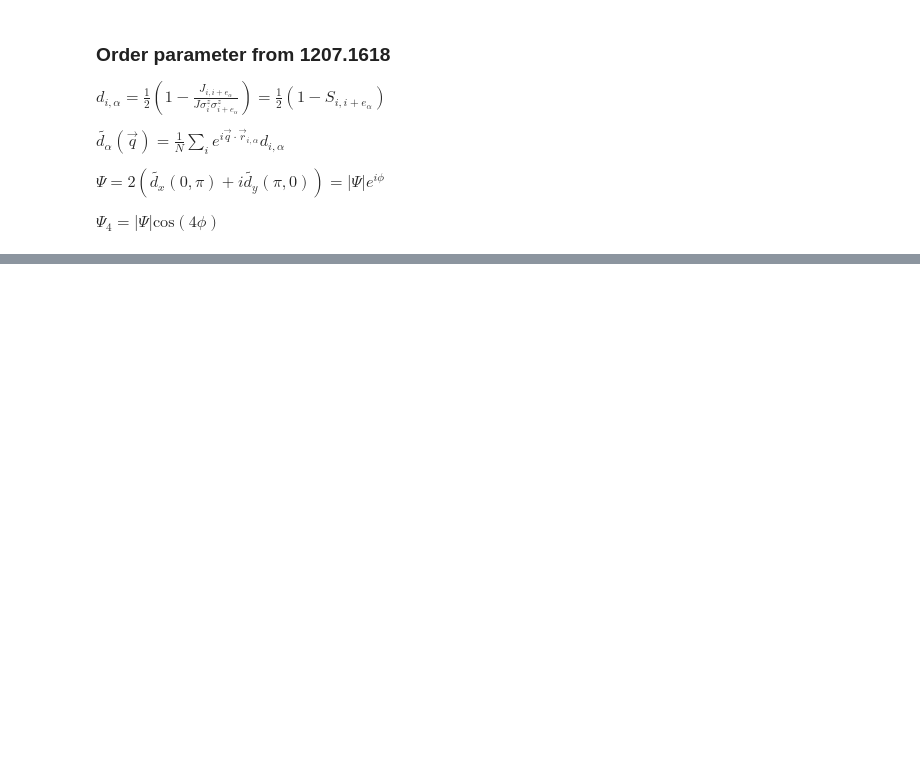
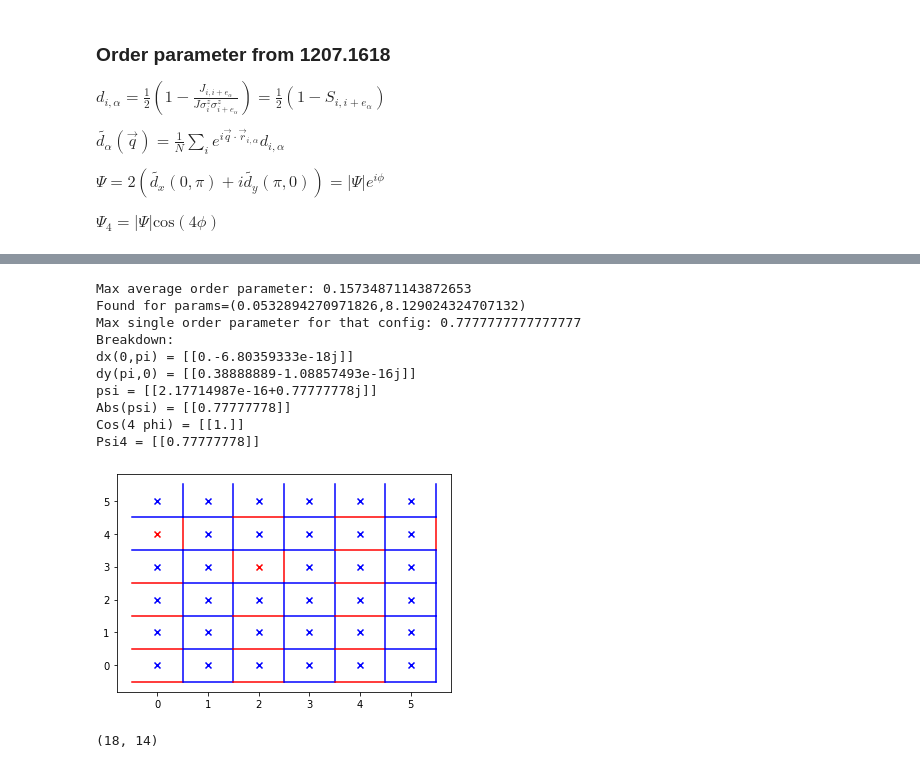
Before and after one commit to Renmusxd/DWave48, a Jupyter notebook: jupyter_notebook/Melting.ipynb, the cells around one changed output, grey strips where cells are left out. Saved outputs shown, nothing was run; the diff lists cells and outputs as text; code cells hidden in the pictures; blank space fills up the shorter version.

```diff
--- a/jupyter_notebook/Melting.ipynb
+++ b/jupyter_notebook/Melting.ipynb
@@ -493,0 +567,39 @@ pyplot.show()
+# %%
+mx_order = numpy.argmax(zoomed_order_params)
+
+print("Max average order parameter: {}".format(zoomed_order_params.flatten()[mx_order]))
+
+mx_h, mx_beta = ZOOMED_HS.flatten()[mx_order], ZOOMED_BETAS.flatten()[mx_order]
+
+print("Found for params=({},{})".format(mx_h, mx_beta))
+
+mx_samples = load_or_run_samples(mx_h, mx_beta, timesteps=1000)
+
+mx_samples, _ = zip(*mx_samples)
+mx_samples = numpy.asarray(mx_samples).T
+
+mx_order_params = make_order_param_for_samples(mx_samples)
+mx_order_param = numpy.argmax(mx_order_params.flatten())
+
+print("Max single order parameter for that config: {}".format(mx_order_params.flatten()[mx_order_param]))
+
+mx_sample = mx_samples.reshape((mx_samples.shape[0], -1))[:, mx_order_param]
+
+print("Breakdown:")
+psi4 = make_order_param_for_samples(numpy.expand_dims(numpy.expand_dims(mx_sample, axis=0), axis=0).T, verbose=True)
+print("Psi4 = {}".format(psi4))
+
+plot_state((mx_sample+1) / 2 == 1)
+# %% [output]
+Max average order parameter: 0.15734871143872653
+Found for params=(0.0532894270971826,8.129024324707132)
+Max single order parameter for that config: 0.7777777777777777
+Breakdown:
+dx(0,pi) = [[0.-6.80359333e-18j]]
+dy(pi,0) = [[0.38888889-1.08857493e-16j]]
+psi = [[2.17714987e-16+0.77777778j]]
+Abs(psi) = [[0.77777778]]
+Cos(4 phi) = [[1.]]
+Psi4 = [[0.77777778]]
+[figure, added]
+(18, 14)
```
Also changed, not shown: parts of 6 cells of this notebook, 5 other files.
